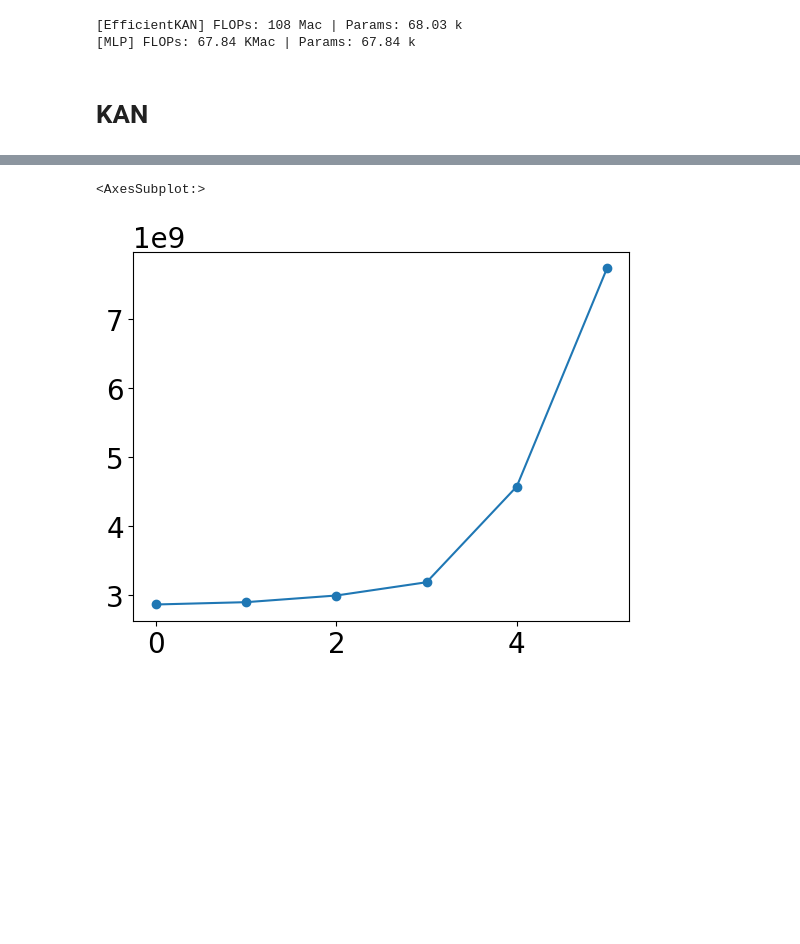
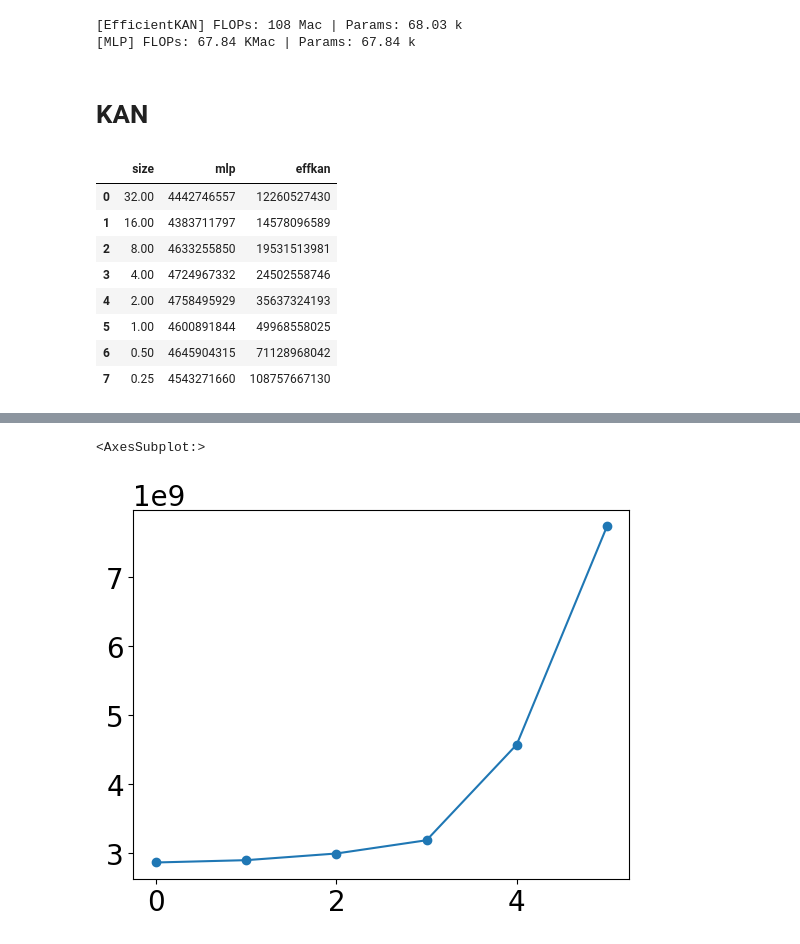
Before and after one commit to MrPio/PHM_North_America_2024_Challenge, a Jupyter notebook: 6-continual_learning/6.1-Proving_KAN_Superiority_In_Incremental_Domain_Learning.ipynb, the cells around one changed output, grey strips where cells are left out. Saved outputs shown, nothing was run; the diff lists cells and outputs as text; code cells hidden in the pictures; blank space fills up the shorter version.

```diff
--- a/6-continual_learning/6.1-Proving_KAN_Superiority_In_Incremental_Domain_Learning.ipynb
+++ b/6-continual_learning/6.1-Proving_KAN_Superiority_In_Incremental_Domain_Learning.ipynb
@@ -198,18 +204,27 @@ idl_train(effKAN, DOMAINS, epochs=EPOCHS, times=TIMES, lr=LR, device='cuda')
 # %%
-import time
-times = pd.DataFrame(columns=['size', 'mlp', 'effkan'])
 for size in [1, 2, 4, 8, 16, 32][::-1]:
-    start = time.time_ns()
-    mlp = MLP([len(df_x.columns) - 1, 256//size, 256//size, 1], 'classification',
+    start = time_ns()
+    mlp = MLP([len(df_x.columns) - 1, int(256/(size**0.5)), int(256/(size**0.5)), 1], 'classification',
               use_native_loss=USE_NATIVE_LOSS, device='cuda')
-    effKAN = EfficientKAN([len(df_x.columns) - 1, 51//size, 51//size, 1], 'classification', grid_size=20,
+    effKAN = EfficientKAN([len(df_x.columns) - 1, int(51/(size**0.5)), int(51/(size**0.5)), 1], 'classification', grid_size=20,
                           use_native_loss=USE_NATIVE_LOSS, continual_learning=True, device='cuda')
 
     idl_train(mlp, DOMAINS, epochs=4, times=1, lr=LR, device='cuda')
-    mlp_end = time.time_ns()
+    mlp_end = time_ns()
 
-    idl_train(mlp, DOMAINS, epochs=4, times=1, lr=LR, device='cuda')
-    effkan_end = time.time_ns()
+    idl_train(effKAN, DOMAINS, epochs=4, times=1, lr=LR, device='cuda')
+    effkan_end = time_ns()
 
-    times.iloc[len(times)]={'size':size, 'mlp':mlp_end-start, 'effkan':effkan_end-mlp_end}
-times_mlp
+    times.loc[len(times)] = {
+        'size': size, 'mlp': mlp_end-start, 'effkan': effkan_end-mlp_end}
+times
+# %% [output]
+|  | size | mlp | effkan |
+| 0 | 32.00 | 4442746557 | 12260527430 |
+| 1 | 16.00 | 4383711797 | 14578096589 |
+| 2 | 8.00 | 4633255850 | 19531513981 |
+| 3 | 4.00 | 4724967332 | 24502558746 |
+| 4 | 2.00 | 4758495929 | 35637324193 |
+| 5 | 1.00 | 4600891844 | 49968558025 |
+| 6 | 0.50 | 4645904315 | 71128968042 |
+| 7 | 0.25 | 4543271660 | 108757667130 |
```
Also changed, not shown: parts of 3 cells of this notebook.
